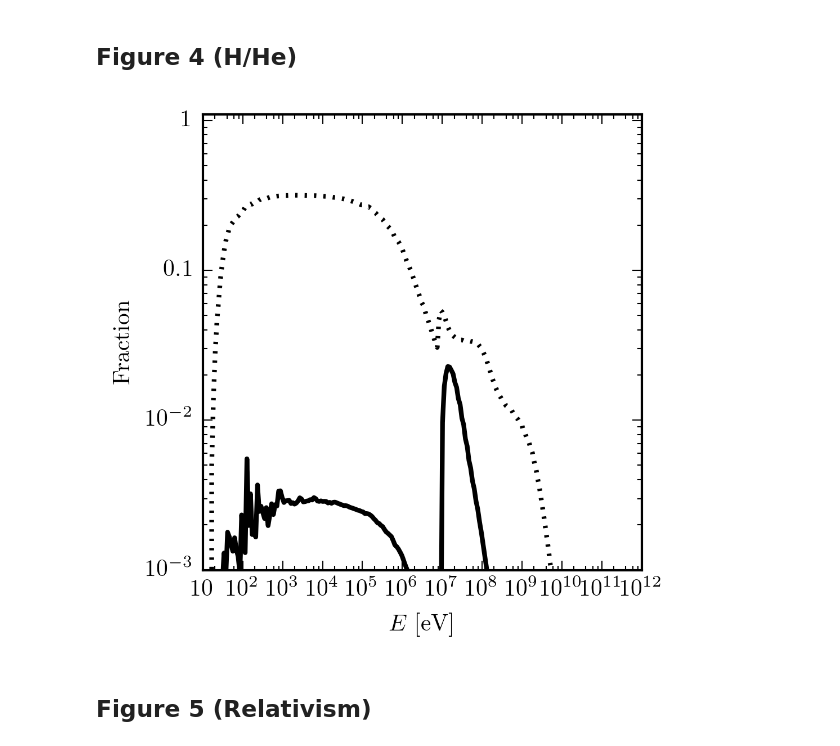
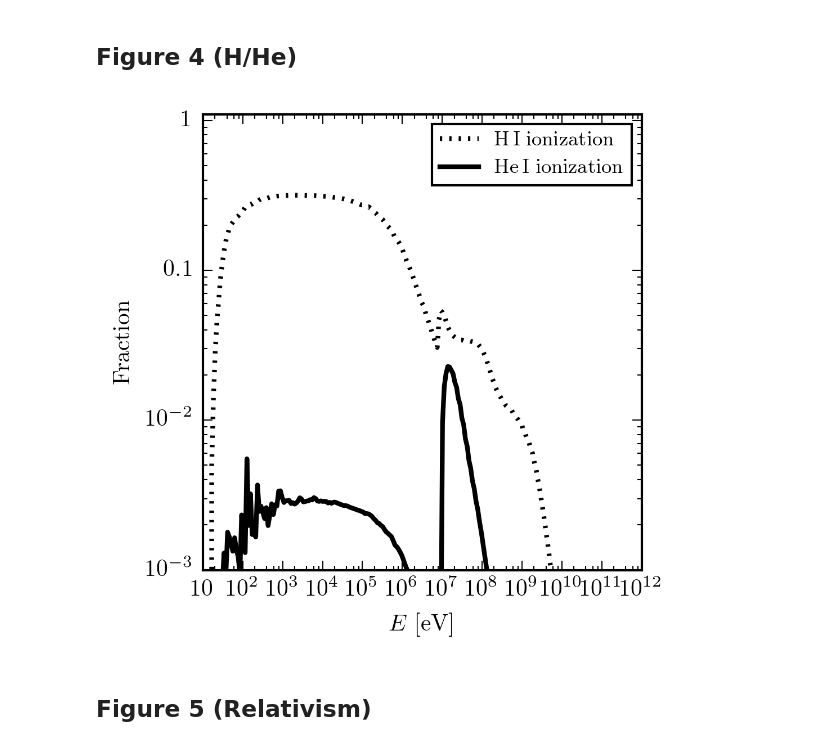
Before and after one commit to akaurov/radiator, a Jupyter notebook: paper_figures.ipynb, the cells around one changed output. Saved outputs shown, nothing was run; the diff lists cells and outputs as text; code cells hidden in the pictures.

```diff
--- a/paper_figures.ipynb
+++ b/paper_figures.ipynb
@@ -67,12 +69,19 @@ results, channels = calculate_channels_fractions(data)
 # %%
 # Making figure, which shows the 'effective' fraction of energy.
 
-plt.plot(E0_list, channels['atomic'], '-k', color=mpl.rcParams['axes.color_cycle'][0])
+plt.plot(E0_list, channels['atomic'], '-',
+         color=mpl.rcParams['axes.color_cycle'][0],
+         label=r"$\mathrm{atomic}$")
+plt.plot(E0_list, results['IC']*(channels['IC_H'] + channels['IC_He']), '-',
+         color=mpl.rcParams['axes.color_cycle'][2],
+         lw=1,
+         label=r'$\mathrm{IC\;``effective"}$')
+plt.plot(E0_list, results['IC'], '--k',
+         label=r"$\mathrm{IC\;total}$")
+
 # plt.plot(E0_list, channels['IC_soft'], '--k')
 # plt.plot(E0_list, results[:, 0])
 # plt.plot(E0_list, results[:, 4], '-k')
-plt.plot(E0_list, results['IC']*(channels['IC_H'] + channels['IC_He']), '-k', color=mpl.rcParams['axes.color_cycle'][2],lw=1)
-plt.plot(E0_list, results['IC'], '--k')
 
 plt.xscale('log')
 plt.yscale('log')
@@ -81,6 +90,7 @@ fixlogax(plt.gca(), 'x')
 fixlogax(plt.gca(), 'y')
 plt.xlabel(r'$E\;\mathrm{[eV]}$')
 plt.ylabel(r'$\mathrm{Fraction}$')
+plt.legend(loc=3)
 
 plt.savefig('channels.pdf')
 # %% [output]
@@ -135,8 +145,14 @@ for delta in [1000, 100, 0]:
                          results['He_II_ion'] + results['He_II_ex'] + \
                          results['ee']
     channels['atomic'][channels['atomic']<0]=0
-    plt.plot(E0_list, channels['atomic'], linestyles[q], color=mpl.rcParams['axes.color_cycle'][0])
-    plt.plot(E0_list, results['IC']*(channels['IC_H'] + channels['IC_He']), linestyles[q], color=mpl.rcParams['axes.color_cycle'][2], lw=1)
+    plt.plot(E0_list, channels['atomic'],
+             linestyles[q],
+             color=mpl.rcParams['axes.color_cycle'][0],
+             label=r"$\delta=1$")
+    plt.plot(E0_list, results['IC']*(channels['IC_H'] + channels['IC_He']),
+             linestyles[q],
+             color=mpl.rcParams['axes.color_cycle'][2],
+             lw=1)
     q+=1
 
 
@@ -147,5 +163,6 @@ fixlogax(plt.gca(), 'x')
 fixlogax(plt.gca(), 'y')
 plt.xlabel(r'$E\;\mathrm{[eV]}$')
 plt.ylabel(r'$\mathrm{Fraction}$')
+plt.legend(loc=3)
 plt.savefig('vary_delta.pdf')
 # %% [output]
@@ -219,36 +236,37 @@ for i_E in range(0, len(E0_list)):
         # print temp_H, temp_He
         if EgeV_list[i] > 13.6:
             #
             H_add += temp_H * np.interp(EgeV_list[i]-13.6, E0_list, channels['H_ion_tot']/E0_list, left = 0, right = 0) * photons_particles_all[i, i_E] * (EgeV_list[i]-13.6)
             H_add += temp_H * photons_particles_all[i, i_E] * 13.6
             He_add += temp_H * np.interp(EgeV_list[i]-13.6, E0_list, channels['He_ion_tot']/E0_list, left = 0, right = 0)  * photons_particles_all[i, i_E] * (EgeV_list[i]-13.6)
         if EgeV_list[i] > 24.4:
             #
             H_add += temp_He * np.interp(EgeV_list[i]- 24.4, E0_list, channels['H_ion_tot']/E0_list, left = 0, right = 0) * photons_particles_all[i, i_E] * (EgeV_list[i]- 24.4)
             He_add += temp_He * photons_particles_all[i, i_E] * 24.4
             He_add += temp_He * np.interp(EgeV_list[i]- 24.4, E0_list, channels['He_ion_tot']/E0_list, left = 0, right = 0)  * photons_particles_all[i, i_E] * (EgeV_list[i]- 24.4)
         # print H_add
 #     print np.sum(photons_particles_all[:, i_E] * EgeV_list[:])/E0_list[i_E], H_add/E0_list[i_E]
     channels['H_ion_tot'][i_E] += H_add
     channels['He_ion_tot'][i_E] += He_add
 
 channels['H_ion_tot'] /= E0_list
 channels['He_ion_tot'] /= E0_list
 
-plt.plot(E0_list, channels['H_ion_tot'], ':k')
-plt.plot(E0_list, channels['He_ion_tot'], '-k')
+plt.plot(E0_list, channels['H_ion_tot'], ':k', label=r'$\mathrm{H\,I\;ionization}$')
+plt.plot(E0_list, channels['He_ion_tot'], '-k', label=r'$\mathrm{He\,I\;ionization}$')
 # plt.plot(E0_list, (channels['H_ion_tot']/nbHI/13.6) / (channels['He_ion_tot'] / nbHeI/24.4), '-k')
 
 plt.xscale('log')
 plt.yscale('log')
 plt.ylim([0.001,1.1])
 fixlogax(plt.gca(), 'x')
 fixlogax(plt.gca(), 'y')
 plt.xlabel(r'$E\;\mathrm{[eV]}$')
 plt.ylabel(r'$\mathrm{Fraction}$')
+plt.legend()
 plt.savefig('ion_channels.pdf')
 # %% [output]
-[figure, old version]
+[figure, new version]
 # %% [markdown]
 ## Figure 5 (Relativism)
 # %%
```
Also changed, not shown: parts of 4 cells of this notebook, 2 other files.
